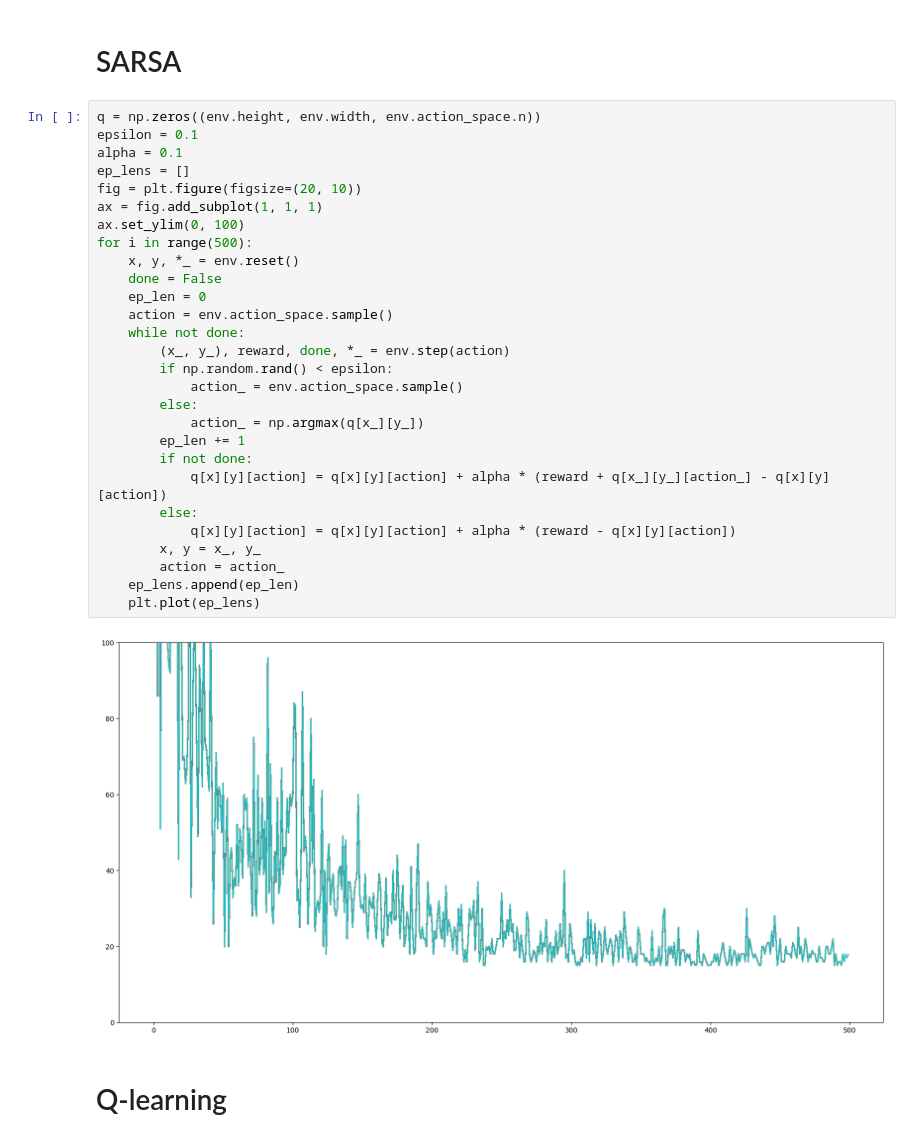
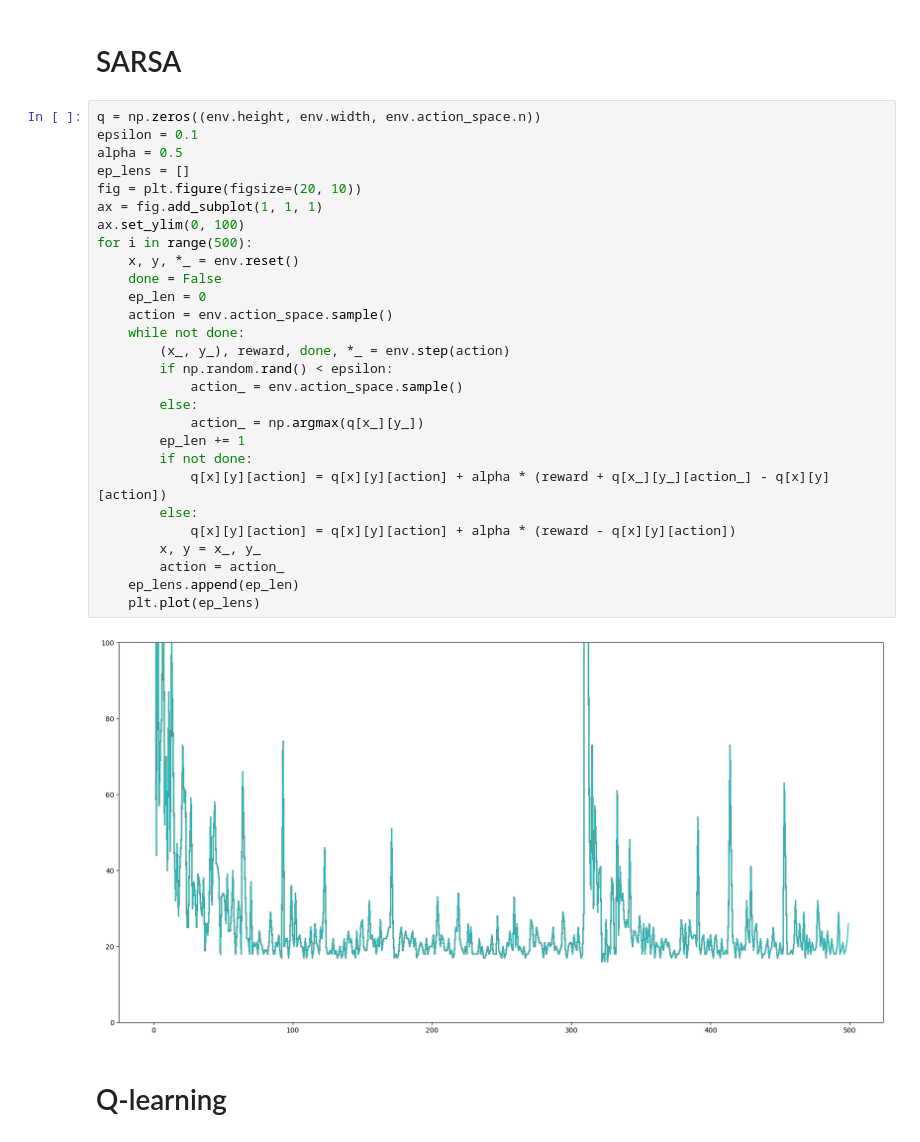
Before and after one commit to gmuthu7/Gridworld, a Jupyter notebook: script.ipynb, the cells around one changed output. Cells and saved outputs as stored; diff of their text form.

```diff
--- a/script.ipynb
+++ b/script.ipynb
@@ -80,33 +80,33 @@ env = CliffEnv()
 # %%
 q = np.zeros((env.height, env.width, env.action_space.n))
 epsilon = 0.1
-alpha = 0.1
+alpha = 0.5
 ep_lens = []
 fig = plt.figure(figsize=(20, 10))
 ax = fig.add_subplot(1, 1, 1)
 ax.set_ylim(0, 100)
 for i in range(500):
     x, y, *_ = env.reset()
     done = False
     ep_len = 0
     action = env.action_space.sample()
     while not done:
         (x_, y_), reward, done, *_ = env.step(action)
         if np.random.rand() < epsilon:
             action_ = env.action_space.sample()
         else:
             action_ = np.argmax(q[x_][y_])
         ep_len += 1
         if not done:
             q[x][y][action] = q[x][y][action] + alpha * (reward + q[x_][y_][action_] - q[x][y][action])
         else:
             q[x][y][action] = q[x][y][action] + alpha * (reward - q[x][y][action])
         x, y = x_, y_
         action = action_
     ep_lens.append(ep_len)
     plt.plot(ep_lens)
 # %% [output]
-[figure, old version]
+[figure, new version]
 # %% [markdown]
 <h1> Q-learning </h1>
 # %%
```
Also changed, not shown: parts of 1 cell of this notebook, 1 other file.
